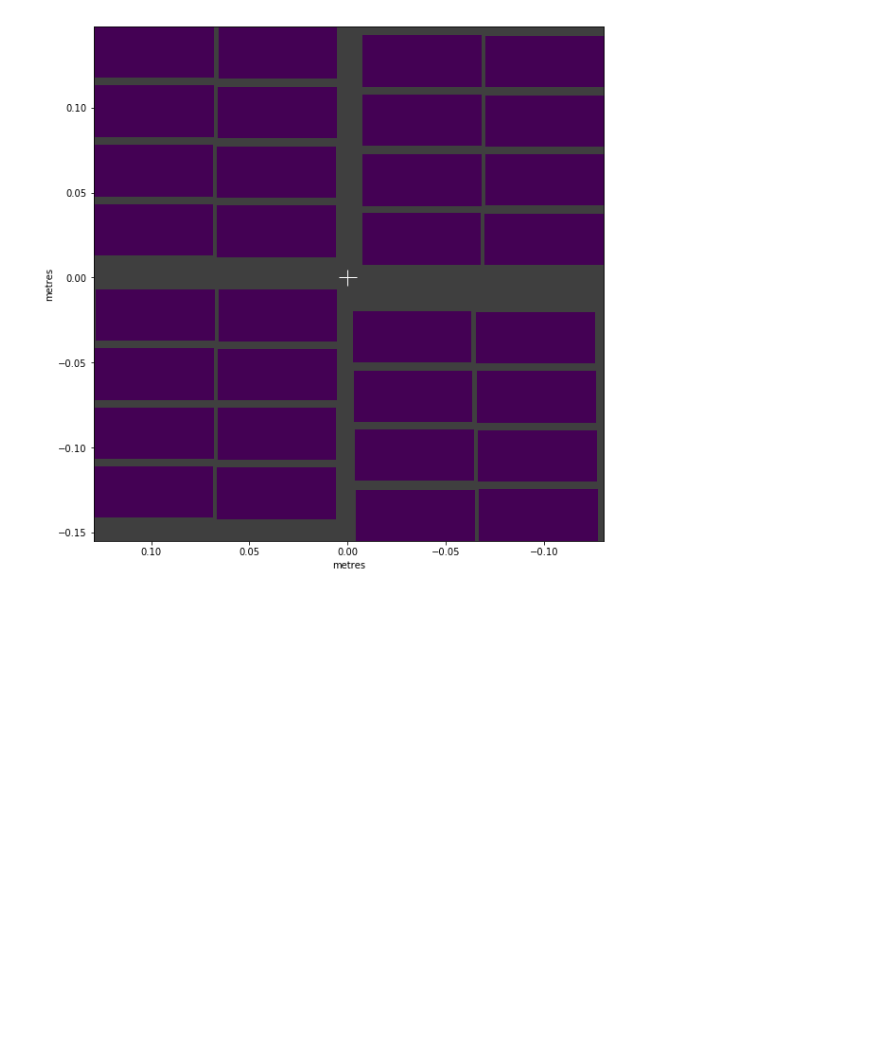
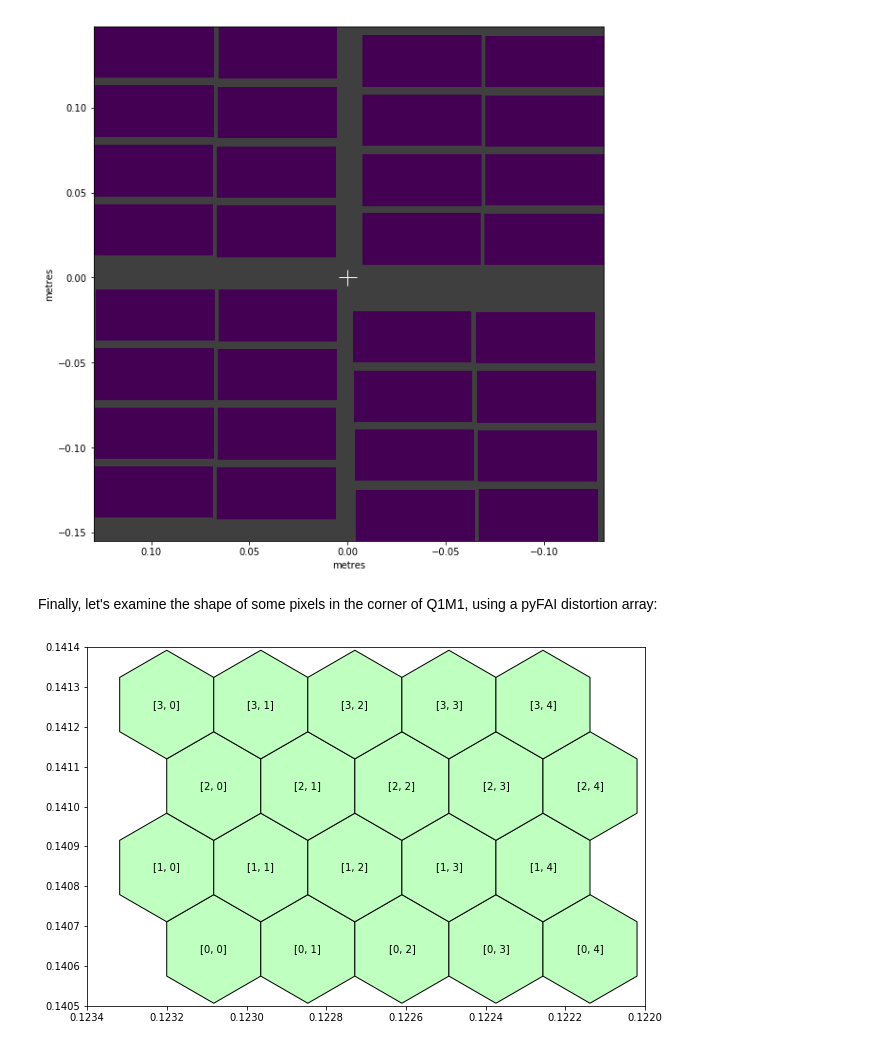
Before and after one commit to European-XFEL/karabo_data, a Jupyter notebook: docs/dssc_geometry.ipynb, the cells around one changed output. Saved outputs shown, nothing was run; the diff lists cells and outputs as text; code cells hidden in the pictures; blank space fills up the shorter version.

Commit message:
Examine distortion array in DSSC geometry example
Building on @RobertRosca's intial work

```diff
--- a/docs/dssc_geometry.ipynb
+++ b/docs/dssc_geometry.ipynb
@@ -38,3 +38,30 @@ a = np.zeros(g.expected_data_shape)
 g.plot_data_fast(a, axis_units='m');
 # %% [output]
 [figure]
+# %% [markdown]
+Finally, let's examine the shape of some pixels in the corner of Q1M1, using a pyFAI distortion array:
+# %%
+dist = g.to_distortion_array()
+# %%
+from matplotlib.patches import Polygon
+from matplotlib.collections import PatchCollection
+
+fig, ax = plt.subplots(figsize=(10, 10))
+
+hexes = []
+for ss_pxl in range(4):
+    for fs_pxl in range(5):
+        corners = dist[ss_pxl, fs_pxl]
+        corners = corners[:, 1:][:, ::-1]  # Drop z, flip x & y
+        hexes.append(Polygon(corners))
+        cx, cy = corners.mean(axis=0)
+        ax.text(cx, cy, f'[{ss_pxl}, {fs_pxl}]',
+                verticalalignment='center', horizontalalignment='center')
+
+pc = PatchCollection(hexes, facecolor=(0.75, 1.0, 0.75), edgecolor='k')
+ax.add_collection(pc)
+ax.set_xlim(0.1234, 0.122)  # To match the convention elsewhere, draw x right-to-left
+ax.set_ylim(0.1405, 0.1414)
+ax.set_aspect(1)
+# %% [output]
+[figure, added]
```
